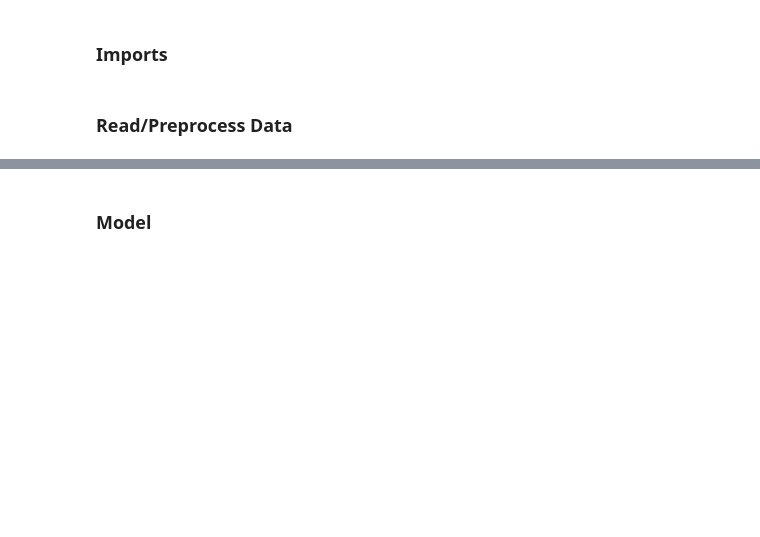
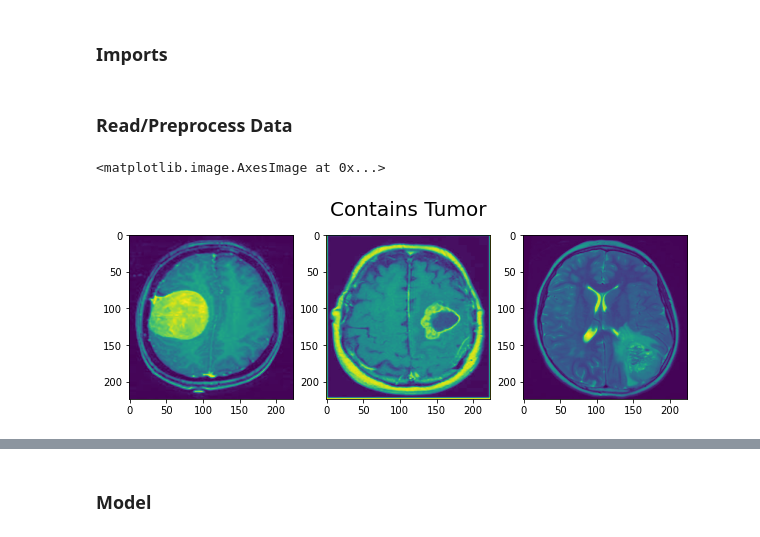
Before and after one commit to pedromiglou/Brain_Tumor_Detection, a Jupyter notebook: Transfer-Learning-Model.ipynb, the cells around one changed output, grey strips where cells are left out. Saved outputs shown, nothing was run; the diff lists cells and outputs as text; code cells hidden in the pictures; blank space fills up the shorter version.

```diff
--- a/Transfer-Learning-Model.ipynb
+++ b/Transfer-Learning-Model.ipynb
@@ -22,0 +17,13 @@ X_test = np.array([[[[x,x,x]  for x in x2] for x2 in x1] for x1 in X_test])
+# %%
+fig = plt.figure(figsize = (10,3.5))
+plt.axis('off')
+plt.title("Contains Tumor", fontsize=20)
+ax = fig.add_subplot(1, 3, 1)
+plt.imshow(X[0])
+ax = fig.add_subplot(1, 3, 2)
+plt.imshow(X[1])
+ax = fig.add_subplot(1, 3, 3)
+plt.imshow(X[2])
+# %% [output]
+<matplotlib.image.AxesImage at 0x...>
+[figure, added]
```
Also changed, not shown: parts of 17 cells of this notebook.
